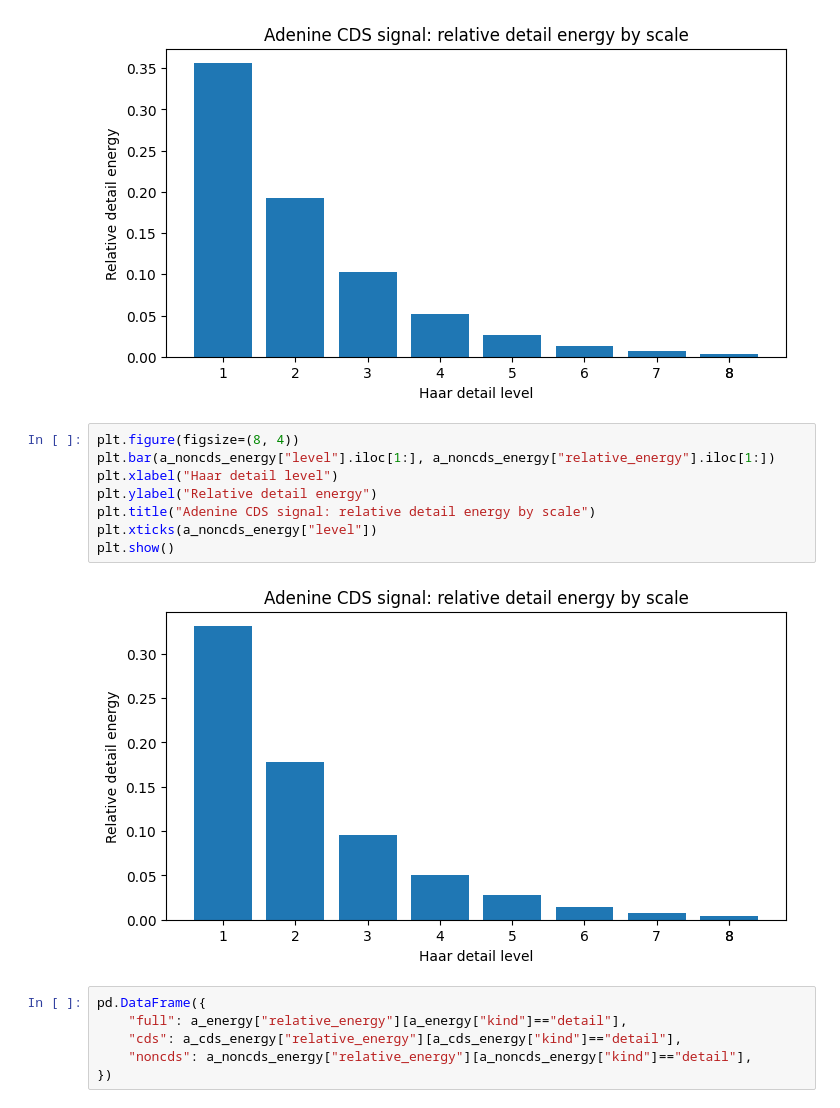
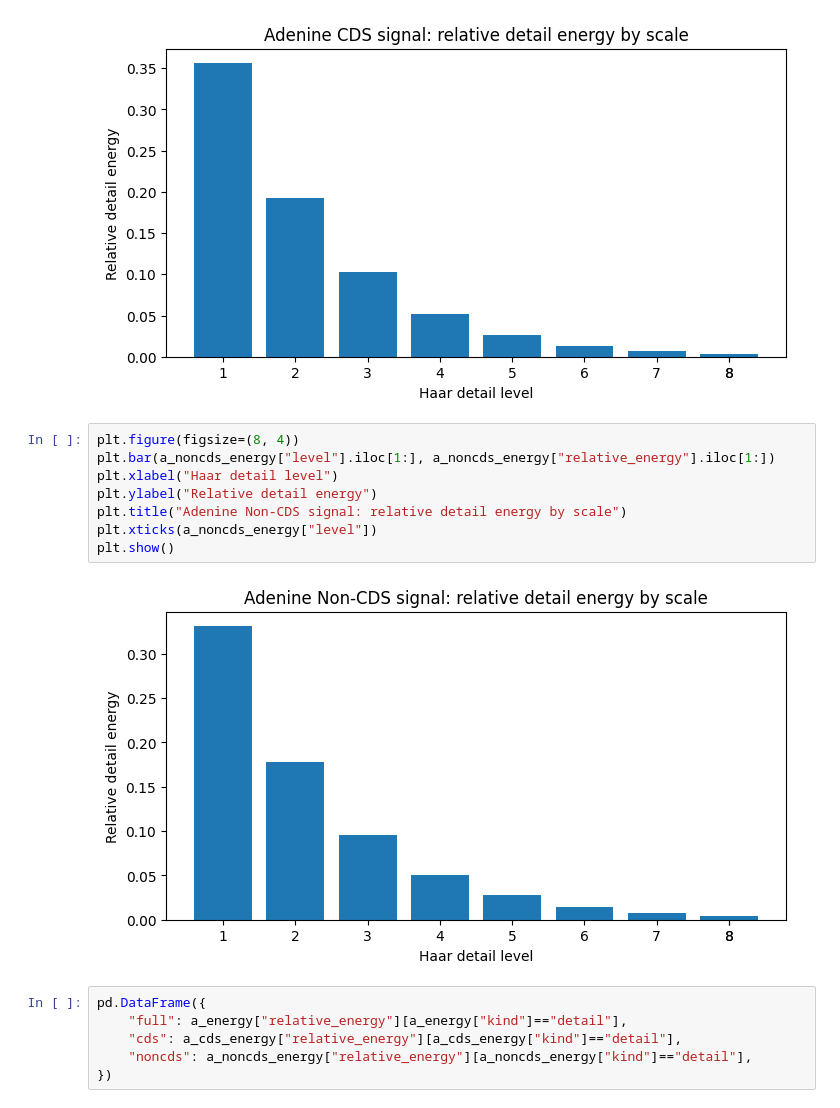
Before and after one commit to dpmcgonigle/applied-mathematics-5300-uml, a Jupyter notebook: wavelets_a_analysis.ipynb, the cells around one changed output. Drawn from its saved outputs; the diff is of its cells as text.

```diff
--- a/wavelets_a_analysis.ipynb
+++ b/wavelets_a_analysis.ipynb
@@ -876,13 +876,13 @@ plt.show()
 # %%
 plt.figure(figsize=(8, 4))
 plt.bar(a_noncds_energy["level"].iloc[1:], a_noncds_energy["relative_energy"].iloc[1:])
 plt.xlabel("Haar detail level")
 plt.ylabel("Relative detail energy")
-plt.title("Adenine CDS signal: relative detail energy by scale")
+plt.title("Adenine Non-CDS signal: relative detail energy by scale")
 plt.xticks(a_noncds_energy["level"])
 plt.show()
 # %% [output]
-[figure, old version]
+[figure, new version]
 # %%
 pd.DataFrame({
     "full": a_energy["relative_energy"][a_energy["kind"]=="detail"],
```
Also changed, not shown: parts of 2 cells of this notebook, 3 other files.
